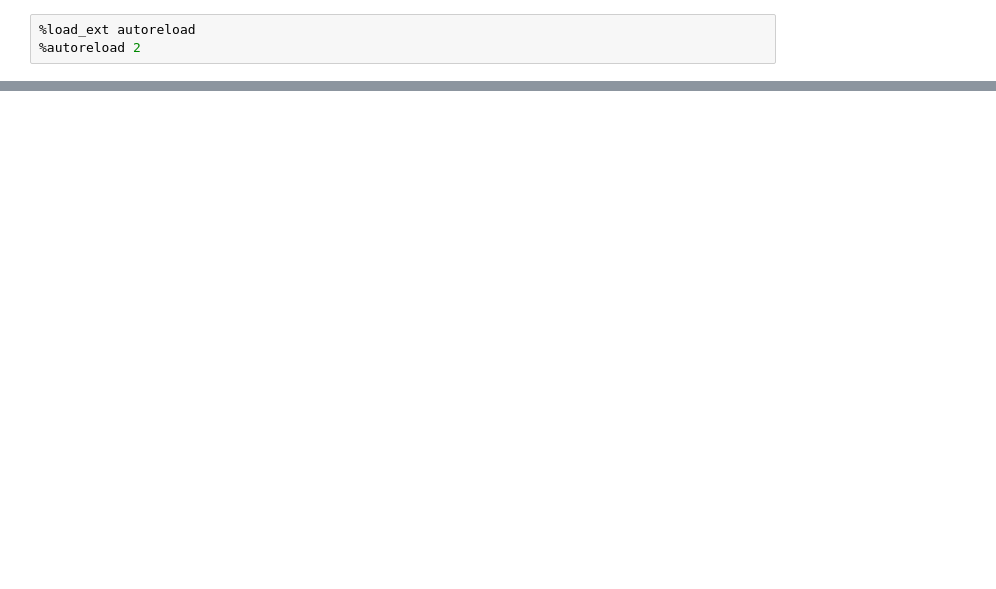
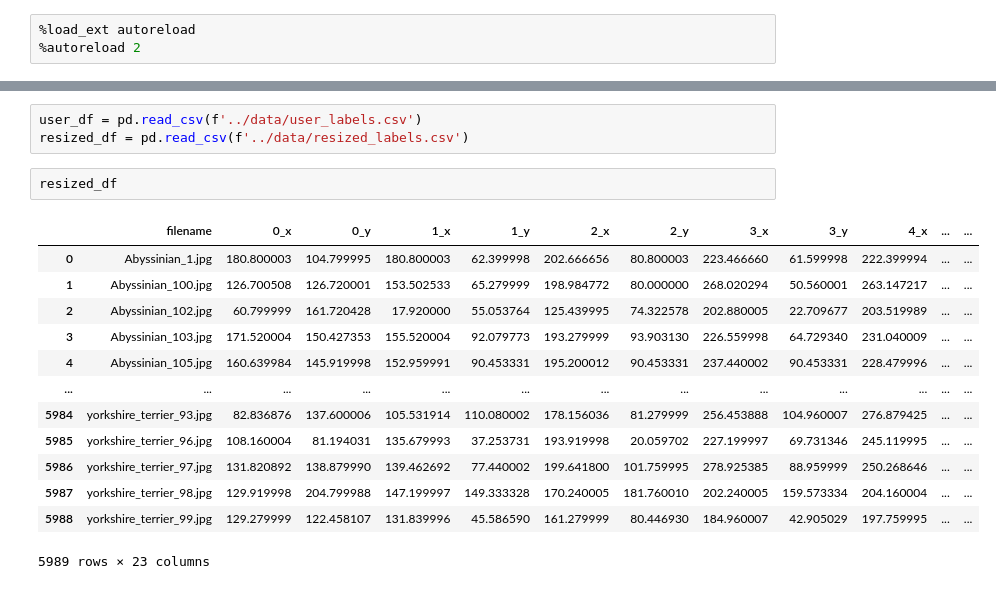
Before and after one commit to HenryDashwood/facial-features-detector, a Jupyter notebook: code/uploaded_images.ipynb, the cells around one changed output, grey strips where cells are left out. Cells and saved outputs as stored; diff of their text form; blank space fills up the shorter version.

```diff
--- a/code/uploaded_images.ipynb
+++ b/code/uploaded_images.ipynb
@@ -144,0 +108,19 @@ plot_labelled_sample(X, y, target_size, False)
+# %%
+user_df = pd.read_csv(f'../data/user_labels.csv')
+resized_df = pd.read_csv(f'../data/resized_labels.csv')
+# %%
+resized_df
+# %% [output]
+|  | filename | 0_x | 0_y | 1_x | 1_y | 2_x | 2_y | 3_x | 3_y | 4_x | ... | ... |
+| 0 | Abyssinian_1.jpg | 180.800003 | 104.799995 | 180.800003 | 62.399998 | 202.666656 | 80.800003 | 223.466660 | 61.599998 | 222.399994 | ... | ... |
+| 1 | Abyssinian_100.jpg | 126.700508 | 126.720001 | 153.502533 | 65.279999 | 198.984772 | 80.000000 | 268.020294 | 50.560001 | 263.147217 | ... | ... |
+| 2 | Abyssinian_102.jpg | 60.799999 | 161.720428 | 17.920000 | 55.053764 | 125.439995 | 74.322578 | 202.880005 | 22.709677 | 203.519989 | ... | ... |
+| 3 | Abyssinian_103.jpg | 171.520004 | 150.427353 | 155.520004 | 92.079773 | 193.279999 | 93.903130 | 226.559998 | 64.729340 | 231.040009 | ... | ... |
+| 4 | Abyssinian_105.jpg | 160.639984 | 145.919998 | 152.959991 | 90.453331 | 195.200012 | 90.453331 | 237.440002 | 90.453331 | 228.479996 | ... | ... |
+| ... | ... | ... | ... | ... | ... | ... | ... | ... | ... | ... | ... | ... |
+| 5984 | yorkshire_terrier_93.jpg | 82.836876 | 137.600006 | 105.531914 | 110.080002 | 178.156036 | 81.279999 | 256.453888 | 104.960007 | 276.879425 | ... | ... |
+| 5985 | yorkshire_terrier_96.jpg | 108.160004 | 81.194031 | 135.679993 | 37.253731 | 193.919998 | 20.059702 | 227.199997 | 69.731346 | 245.119995 | ... | ... |
+| 5986 | yorkshire_terrier_97.jpg | 131.820892 | 138.879990 | 139.462692 | 77.440002 | 199.641800 | 101.759995 | 278.925385 | 88.959999 | 250.268646 | ... | ... |
+| 5987 | yorkshire_terrier_98.jpg | 129.919998 | 204.799988 | 147.199997 | 149.333328 | 170.240005 | 181.760010 | 202.240005 | 159.573334 | 204.160004 | ... | ... |
+| 5988 | yorkshire_terrier_99.jpg | 129.279999 | 122.458107 | 131.839996 | 45.586590 | 161.279999 | 80.446930 | 184.960007 | 42.905029 | 197.759995 | ... | ... |
+5989 rows × 23 columns
```
Also changed, not shown: parts of 18 cells of this notebook, 1 other file.
